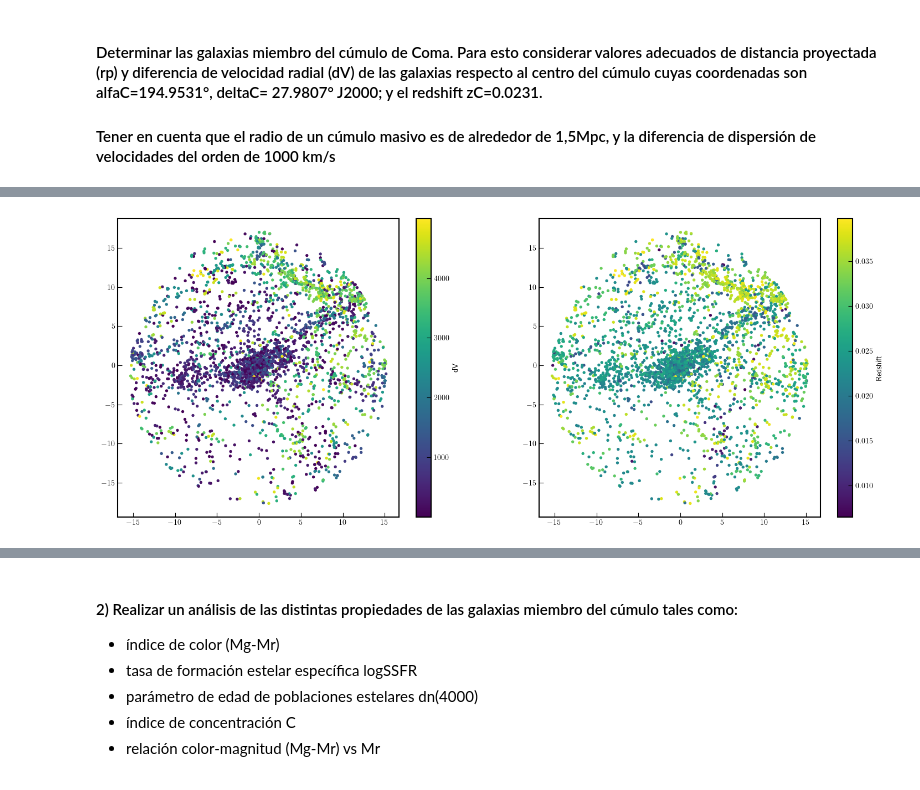
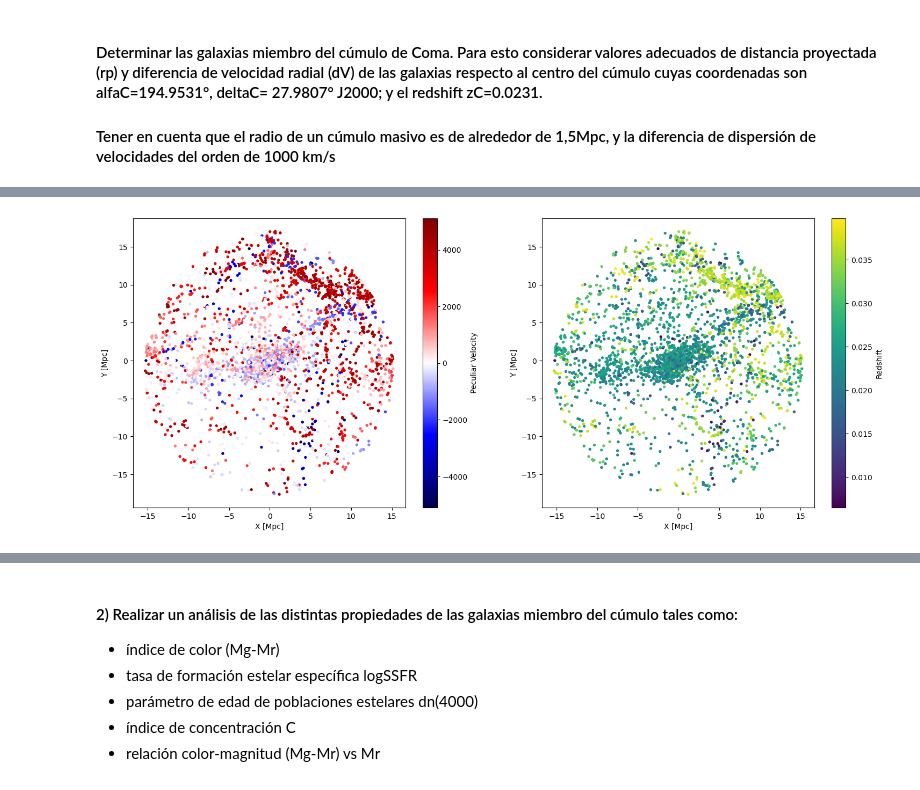
Before and after one commit to pmarchantc/Topicos-astr2024, a Jupyter notebook: Modulo3/practica_1_wnds.ipynb, the cells around one changed output, grey strips where cells are left out. Saved outputs shown, nothing was run; the diff lists cells and outputs as text; code cells hidden in the pictures.

```diff
--- a/Modulo3/practica_1_wnds.ipynb
+++ b/Modulo3/practica_1_wnds.ipynb
@@ -55,7 +57,8 @@ plt.rcParams['ytick.minor.size'] = 3
 # %%
-def peculiar_velocity(z_gal):
+def peculiar_velocity(z_gal, cz):
     c = Cons.c.to('km s-1')
-    vel = ( (z_gal - c_z)/(1-c_z) ) * c
+    vel = ( (z_gal - cz)/(1-cz) ) * c
+    #Danesse, L., de Zotti, G., & di Tullio, G. 1990, A&A, 82, 322
     return vel
 # %%
 cosmo = FlatLambdaCDM(H0=68.3, Om0=0.299)
@@ -76,9 +79,4 @@ c_z = 0.0231 * cu.redshift
 d = c_z.to(u.Mpc, cu.redshift_distance(WMAP9, kind="comoving"))
 
 #-------histtype='step'
-
-tc = t[t['rp']<3.5]
-tc = tc[tc['dV']<1000]
-
-tc1 = tc[tc['rp']<1.5]
-len(tc1)
+t['Galaxy_Type'] = ['Early' if c > 2.6 else 'Late' for c in t['C']]
@@ -95,7 +91,7 @@ t['X_'] = distance_Mpc*np.sin(pa)
 t['Y_'] = distance_Mpc*np.cos(pa)
 t['DIST_PROY'] = distance_Mpc
 
-t['V_pec'] = peculiar_velocity(t['z'])
+t['V_pec'] = peculiar_velocity(t['z'], c_z)
 # %%
 # Crear la figura y los subplots
 fig, (ax1, ax2, ax3) = plt.subplots(1, 3, figsize=(18, 4))
@@ -127,13 +117,18 @@ Text(0.5, 0, 'redshift')
 # %%
 fig, (ax1, ax2) = plt.subplots(1,2, figsize=(18,7))
 
-sc1 = ax1.scatter(t['X_'], t['Y_'], c=t['dV'], s=8, cmap='viridis')
+sc1 = ax1.scatter(t['X_'], t['Y_'], c=t['V_pec'], s=8, cmap='seismic')
 cbar1 = plt.colorbar(sc1, ax=ax1)
-cbar1.set_label('dV')
+cbar1.set_label('Peculiar Velocity')
+ax1.set_xlabel('X [Mpc]')
+ax1.set_ylabel('Y [Mpc]')
 
 sc2 = ax2.scatter(t['X_'], t['Y_'], c=t['z'], s=8, cmap='viridis')
 cbar2 = plt.colorbar(sc2, ax=ax2)
 cbar2.set_label('Redshift')
+ax2.set_xlabel('X [Mpc]')
+ax2.set_ylabel('Y [Mpc]')
+
 plt.show()
 # %% [output]
-[figure, old version]
+[figure, new version]
```
Also changed, not shown: parts of 31 cells of this notebook, 2 other files.
